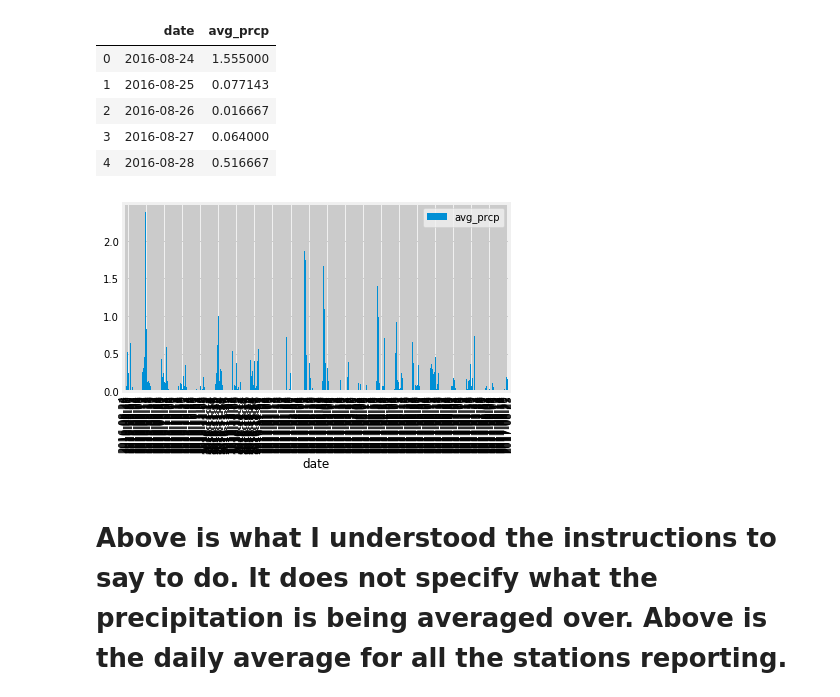
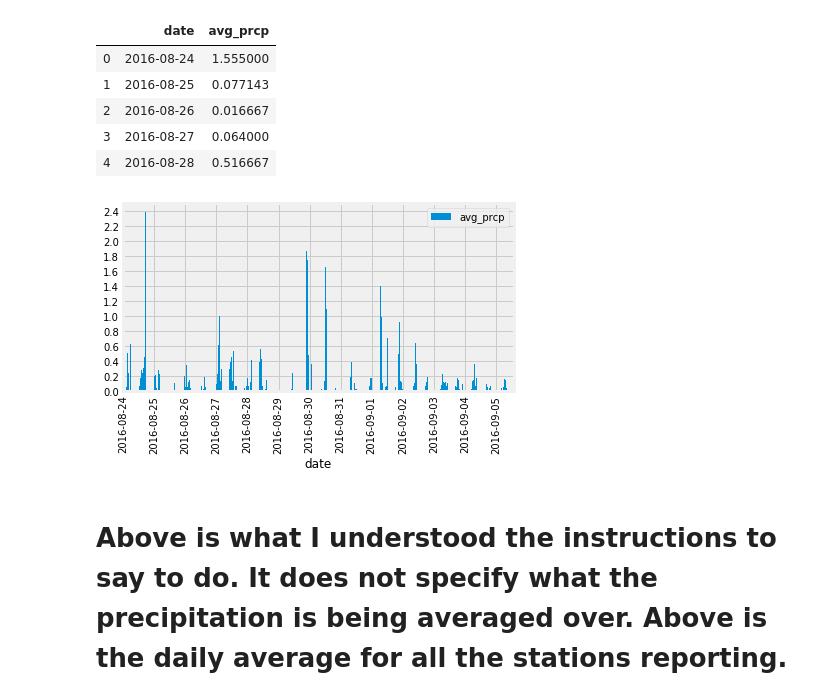
Before and after one commit to RandallStevenson/SQLAlchemy-challenge, a Jupyter notebook: climate_starter.ipynb, the cells around one changed output. Cells and saved outputs as stored; diff of their text form; code cells hidden in the pictures.

```diff
--- a/climate_starter.ipynb
+++ b/climate_starter.ipynb
@@ -135,12 +135,13 @@ prcp_df2.head()
 # %%
 # Use Pandas Plotting with Matplotlib to plot the data
 
 prcp_df2.set_index('date',inplace=True)
 prcp_df2.plot.bar()
+plt.locator_params(nbins=13)
 plt.tight_layout()
 plt.show()
 # %% [output]
-[figure, old version]
+[figure, new version]
 # %% [markdown]
 # Above is what I understood the instructions to say to do. It does not specify what the precipitation is being averaged over. Above is the daily average for all the stations reporting.  It is not what I would normally do. I do not like the output and do not find it helpful, so I am instead going to produce a line graph of average monthly temperatures by station. I think that may have been what was meant by average precipitation.
 # %%
```
Also changed, not shown: parts of 12 cells of this notebook.
